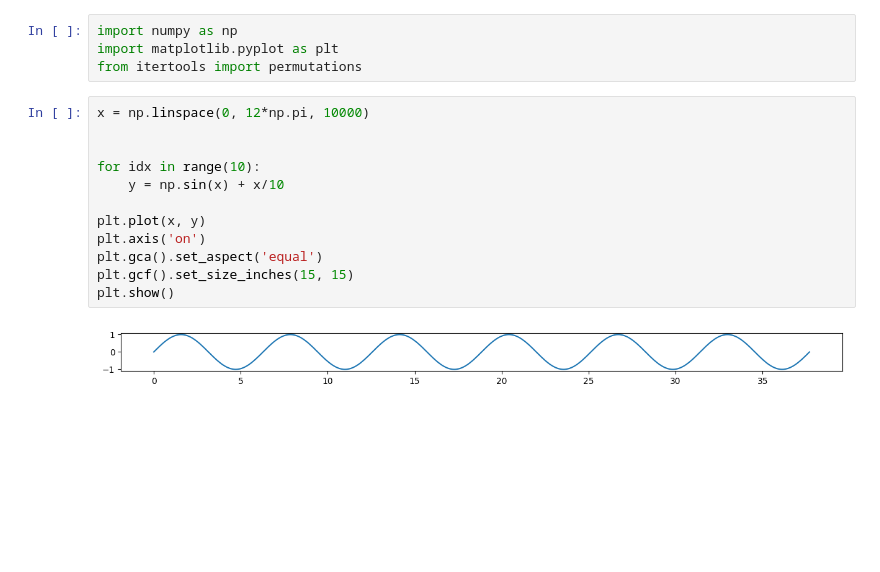
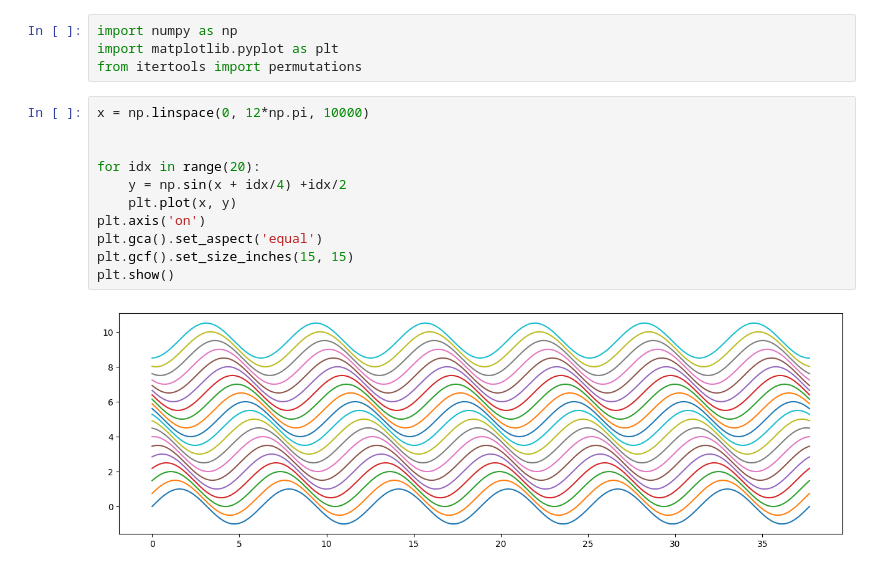
Before and after one commit to viktor-kertanov/hmmg, a Jupyter notebook: notebooks/color_sine/aux.ipynb, the cells around one changed output. Cells and saved outputs as stored; diff of their text form; blank space fills up the shorter version.

```diff
--- a/notebooks/color_sine/aux.ipynb
+++ b/notebooks/color_sine/aux.ipynb
@@ -5,14 +5,13 @@ from itertools import permutations
 # %%
 x = np.linspace(0, 12*np.pi, 10000)
 
 
-for idx in range(10):
-    y = np.sin(x) + x/10
-
-plt.plot(x, y)
+for idx in range(20):
+    y = np.sin(x + idx/4) +idx/2
+    plt.plot(x, y)
 plt.axis('on')
 plt.gca().set_aspect('equal')
 plt.gcf().set_size_inches(15, 15)
 plt.show()
 # %% [output]
-[figure, old version]
+[figure, new version]
```
Also changed, not shown: 2 other files.
